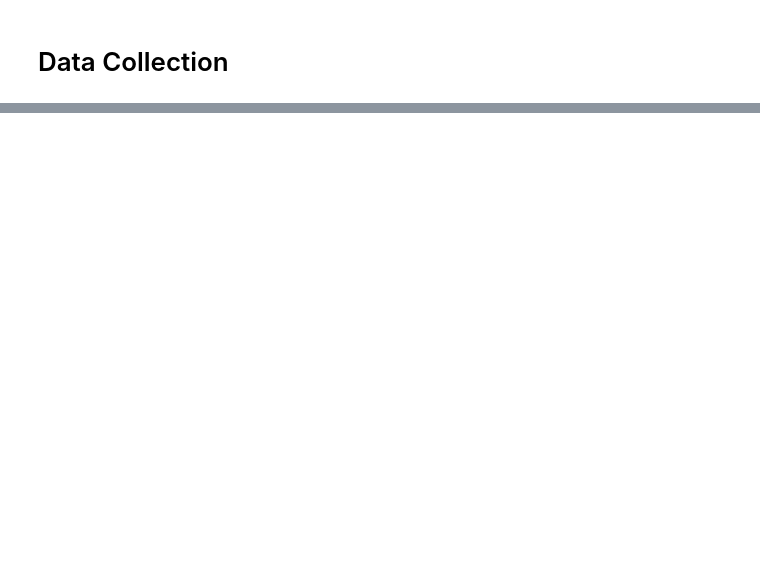
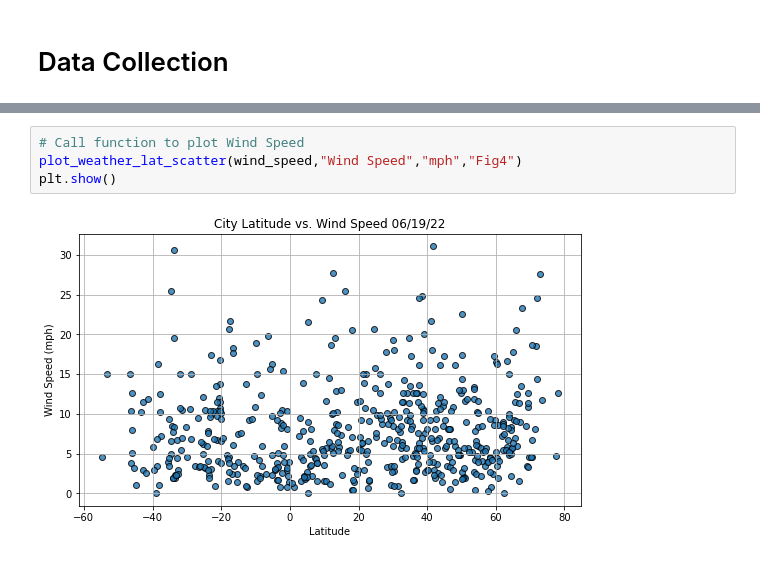
Before and after one commit to MeghanHull/World_Weather_Analysis, a Jupyter notebook: WeatherPy.ipynb, the cells around one changed output, grey strips where cells are left out. Drawn from its saved outputs; the diff is of its cells as text; blank space fills up the shorter version.

```diff
--- a/WeatherPy.ipynb
+++ b/WeatherPy.ipynb
@@ -166,0 +235,6 @@ city_data_df.to_csv(output_data_file, index_label="City_ID")
+# %%
+# Call function to plot Wind Speed
+plot_weather_lat_scatter(wind_speed,"Wind Speed","mph","Fig4")
+plt.show()
+# %% [output]
+[figure, added]
```
Also changed, not shown: parts of 23 cells of this notebook.
